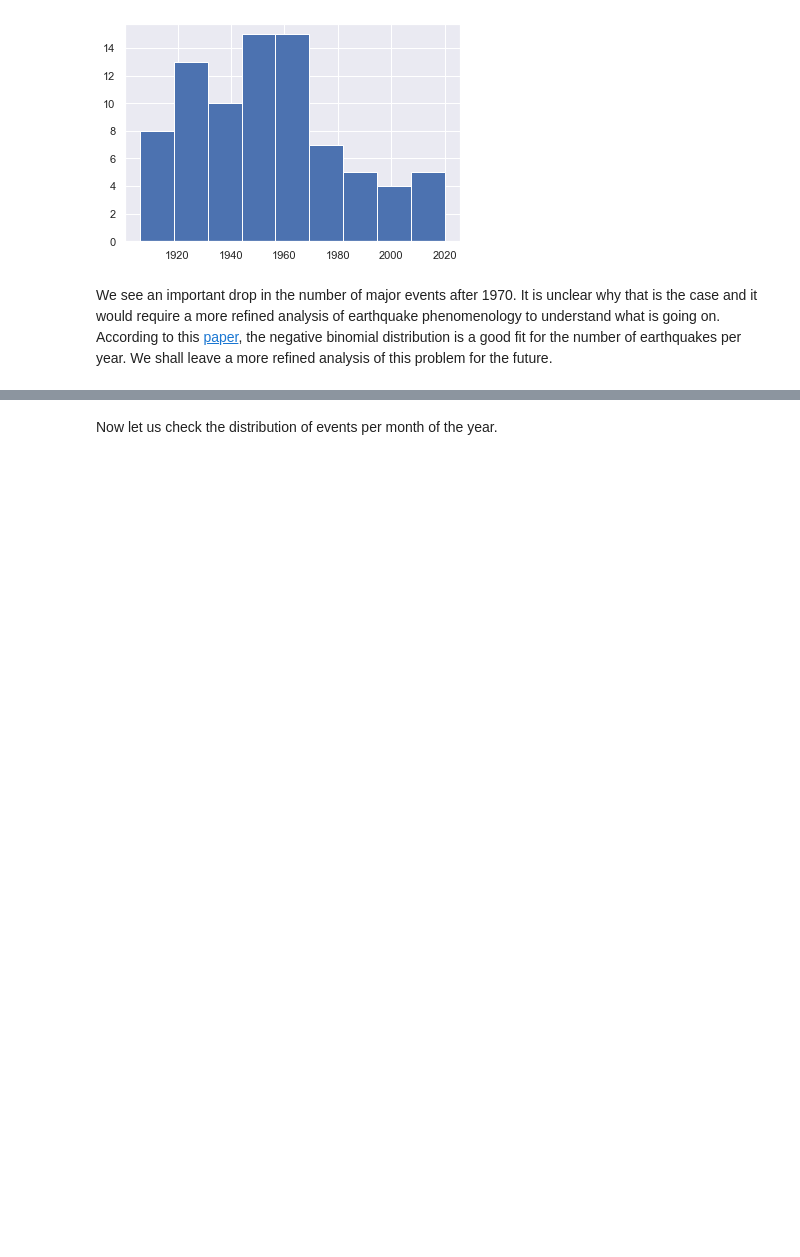
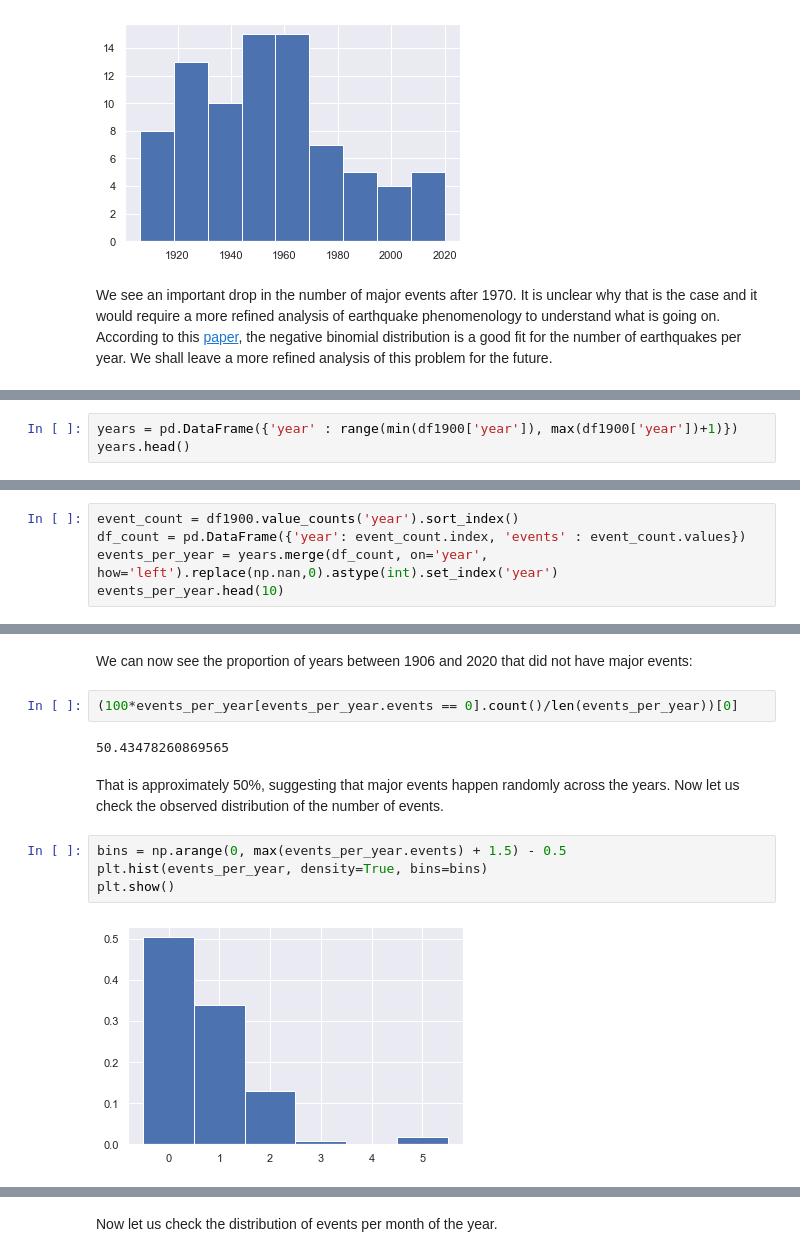
Before and after one commit to fabiomnsantos/chile-earthquakes, a Jupyter notebook: chile-earthquakes-analysis.ipynb, the cells around one changed output, grey strips where cells are left out. Drawn from its saved outputs; the diff is of its cells as text; blank space fills up the shorter version.

```diff
--- a/chile-earthquakes-analysis.ipynb
+++ b/chile-earthquakes-analysis.ipynb
@@ -182,0 +194,3 @@ We see an important drop in the number of major events after 1970. It is unclear
+# %%
+years = pd.DataFrame({'year' : range(min(df1900['year']), max(df1900['year'])+1)})
+years.head()
@@ -182,0 +206,5 @@ We see an important drop in the number of major events after 1970. It is unclear
+# %%
+event_count = df1900.value_counts('year').sort_index()
+df_count = pd.DataFrame({'year': event_count.index, 'events' : event_count.values})
+events_per_year = years.merge(df_count, on='year', how='left').replace(np.nan,0).astype(int).set_index('year')
+events_per_year.head(10)
@@ -182,0 +224,14 @@ We see an important drop in the number of major events after 1970. It is unclear
+# %% [markdown]
+We can now see the proportion of years between 1906 and 2020 that did not have major events:
+# %%
+(100*events_per_year[events_per_year.events == 0].count()/len(events_per_year))[0]
+# %% [output]
+50.43478260869565
+# %% [markdown]
+That is approximately 50%, suggesting that major events happen randomly across the years. Now let us check the observed distribution of the number of events.
+# %%
+bins = np.arange(0, max(events_per_year.events) + 1.5) - 0.5
+plt.hist(events_per_year, density=True, bins=bins)
+plt.show()
+# %% [output]
+[figure, added]
```
Also changed, not shown: parts of 22 cells of this notebook.
